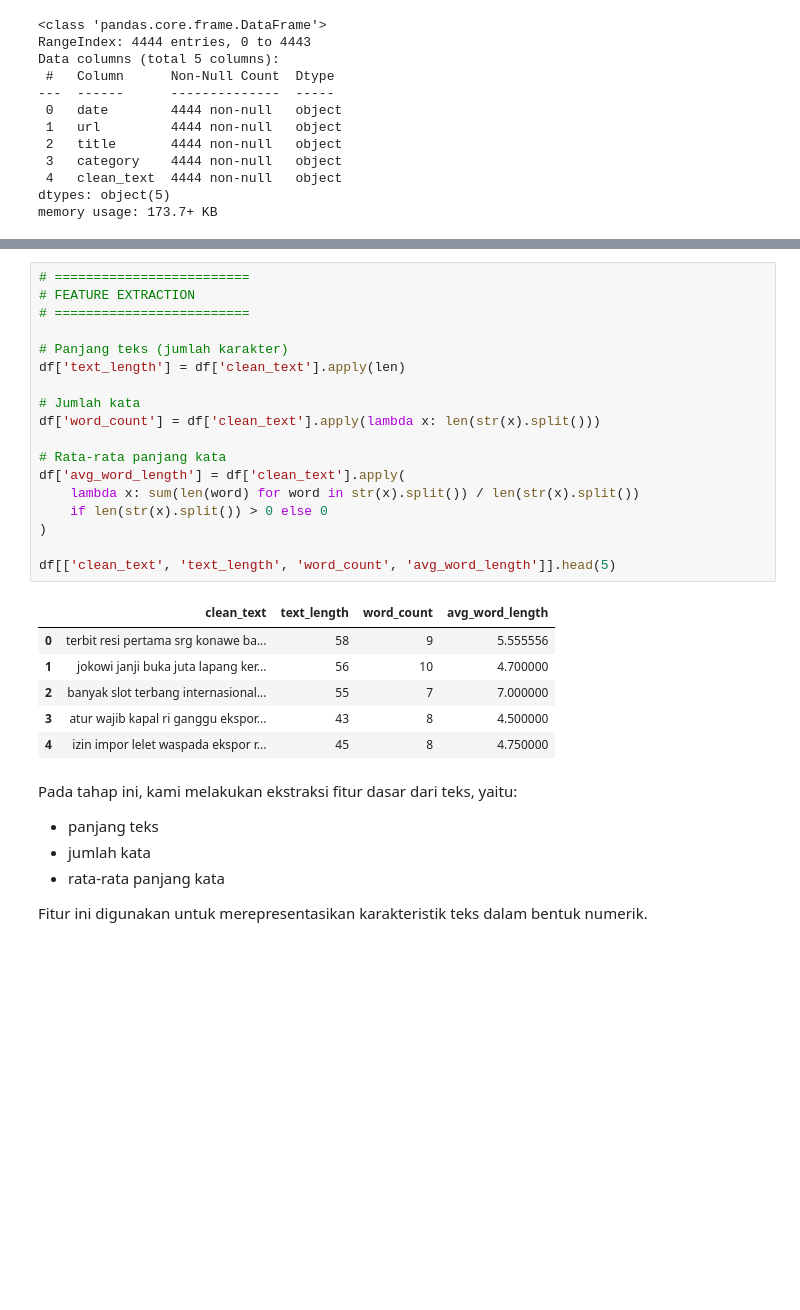
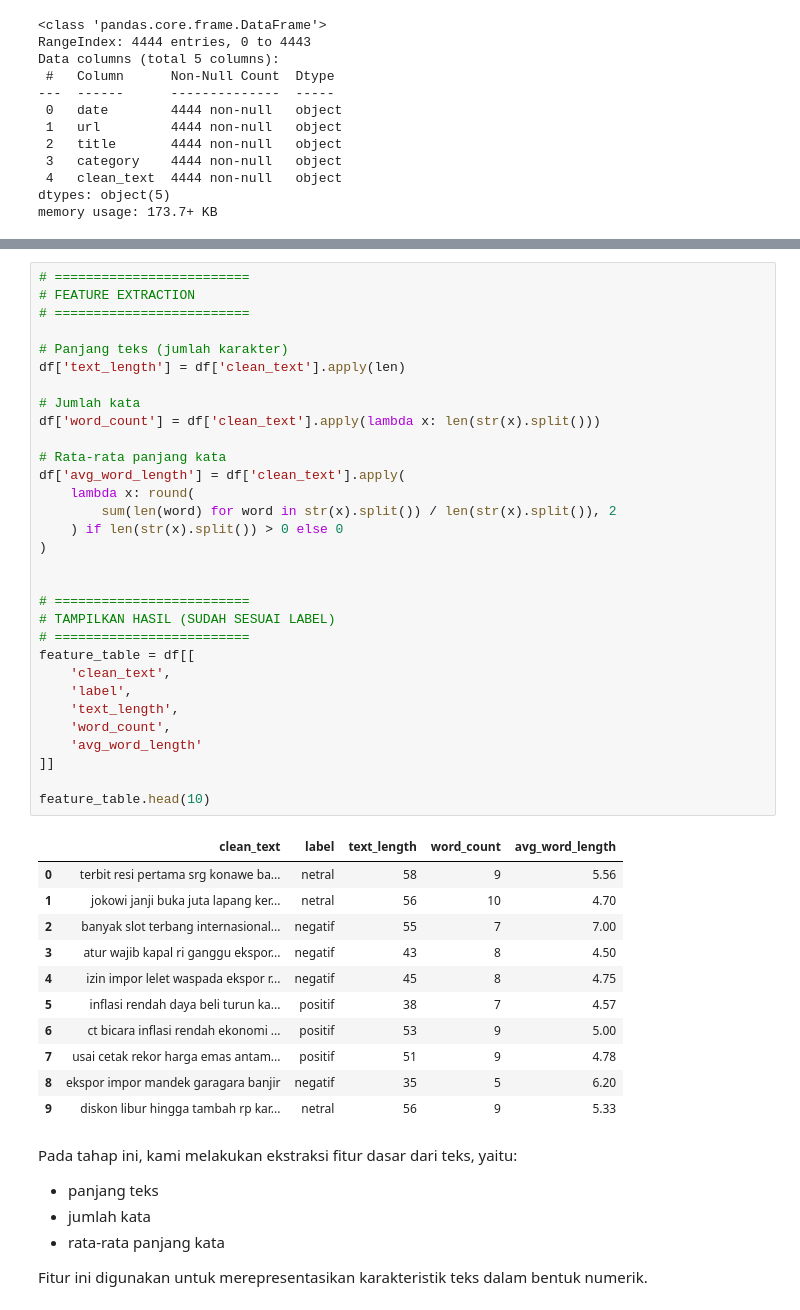
Before and after one commit to afllaabdi/tugas_NLP, a Jupyter notebook: NLP(definitive_edition)ipynb.ipynb, the cells around one changed output, grey strips where cells are left out. Saved outputs shown, nothing was run; the diff lists cells and outputs as text; blank space fills up the shorter version.

```diff
--- a/NLP(definitive_edition)ipynb.ipynb
+++ b/NLP(definitive_edition)ipynb.ipynb
@@ -300,28 +347,46 @@ memory usage: 173.7+ KB
 # %%
 # =========================
 # FEATURE EXTRACTION
 # =========================
 
 # Panjang teks (jumlah karakter)
 df['text_length'] = df['clean_text'].apply(len)
 
 # Jumlah kata
 df['word_count'] = df['clean_text'].apply(lambda x: len(str(x).split()))
 
 # Rata-rata panjang kata
 df['avg_word_length'] = df['clean_text'].apply(
-    lambda x: sum(len(word) for word in str(x).split()) / len(str(x).split())
-    if len(str(x).split()) > 0 else 0
+    lambda x: round(
+        sum(len(word) for word in str(x).split()) / len(str(x).split()), 2
+    ) if len(str(x).split()) > 0 else 0
 )
 
-df[['clean_text', 'text_length', 'word_count', 'avg_word_length']].head(5)
+
+# =========================
+# TAMPILKAN HASIL (SUDAH SESUAI LABEL)
+# =========================
+feature_table = df[[
+    'clean_text',
+    'label',
+    'text_length',
+    'word_count',
+    'avg_word_length'
+]]
+
+feature_table.head(10)
 # %% [output]
-|  | clean_text | text_length | word_count | avg_word_length |
-| 0 | terbit resi pertama srg konawe ba... | 58 | 9 | 5.555556 |
-| 1 | jokowi janji buka juta lapang ker... | 56 | 10 | 4.700000 |
-| 2 | banyak slot terbang internasional... | 55 | 7 | 7.000000 |
-| 3 | atur wajib kapal ri ganggu ekspor... | 43 | 8 | 4.500000 |
-| 4 | izin impor lelet waspada ekspor r... | 45 | 8 | 4.750000 |
+|  | clean_text | label | text_length | word_count | avg_word_length |
+| 0 | terbit resi pertama srg konawe ba... | netral | 58 | 9 | 5.56 |
+| 1 | jokowi janji buka juta lapang ker... | netral | 56 | 10 | 4.70 |
+| 2 | banyak slot terbang internasional... | negatif | 55 | 7 | 7.00 |
+| 3 | atur wajib kapal ri ganggu ekspor... | negatif | 43 | 8 | 4.50 |
+| 4 | izin impor lelet waspada ekspor r... | negatif | 45 | 8 | 4.75 |
+| 5 | inflasi rendah daya beli turun ka... | positif | 38 | 7 | 4.57 |
+| 6 | ct bicara inflasi rendah ekonomi ... | positif | 53 | 9 | 5.00 |
+| 7 | usai cetak rekor harga emas antam... | positif | 51 | 9 | 4.78 |
+| 8 | ekspor impor mandek garagara banjir | negatif | 35 | 5 | 6.20 |
+| 9 | diskon libur hingga tambah rp kar... | netral | 56 | 9 | 5.33 |
 # %% [markdown]
 Pada tahap ini, kami melakukan ekstraksi fitur dasar dari teks, yaitu:
 
```
Also changed, not shown: parts of 3 cells of this notebook.
